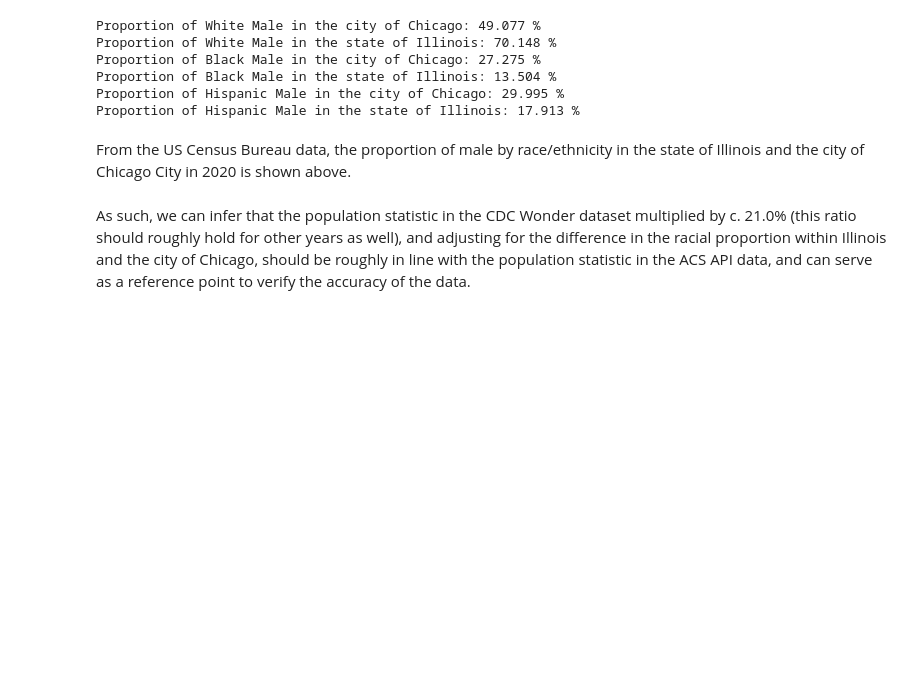
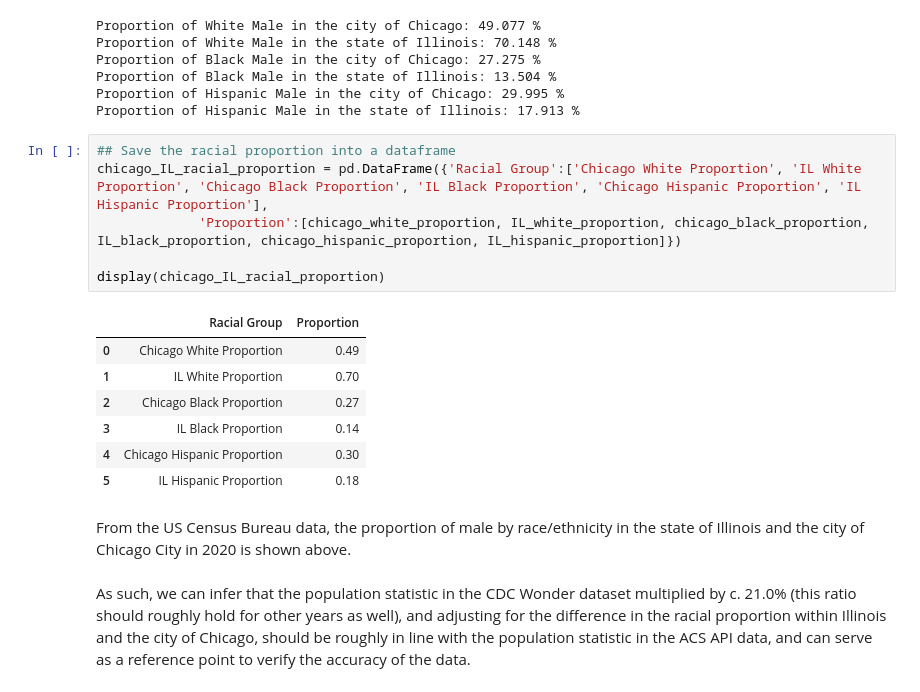
Before and after one commit to kwaiman/API_ACS_data_request, a Jupyter notebook: data_cross_validation_CDC_wonder.ipynb, the cells around one changed output. Drawn from its saved outputs; the diff is of its cells as text; blank space fills up the shorter version.

```diff
--- a/data_cross_validation_CDC_wonder.ipynb
+++ b/data_cross_validation_CDC_wonder.ipynb
@@ -179,6 +175,20 @@ Proportion of Black Male in the city of Chicago: 27.275 %
 Proportion of Black Male in the state of Illinois: 13.504 %
 Proportion of Hispanic Male in the city of Chicago: 29.995 %
 Proportion of Hispanic Male in the state of Illinois: 17.913 %
+# %%
+## Save the racial proportion into a dataframe
+chicago_IL_racial_proportion = pd.DataFrame({'Racial Group':['Chicago White Proportion', 'IL White Proportion', 'Chicago Black Proportion', 'IL Black Proportion', 'Chicago Hispanic Proportion', 'IL Hispanic Proportion'],
+             'Proportion':[chicago_white_proportion, IL_white_proportion, chicago_black_proportion, IL_black_proportion, chicago_hispanic_proportion, IL_hispanic_proportion]})
+
+display(chicago_IL_racial_proportion)
+# %% [output]
+|  | Racial Group | Proportion |
+| 0 | Chicago White Proportion | 0.49 |
+| 1 | IL White Proportion | 0.70 |
+| 2 | Chicago Black Proportion | 0.27 |
+| 3 | IL Black Proportion | 0.14 |
+| 4 | Chicago Hispanic Proportion | 0.30 |
+| 5 | IL Hispanic Proportion | 0.18 |
 # %% [markdown]
 From the US Census Bureau data, the proportion of male by race/ethnicity in the state of Illinois and the city of Chicago City in 2020 is shown above.<br><br>As such, we can infer that the population statistic in the CDC Wonder dataset multiplied by c. 21.0% (this ratio should roughly hold for other years as well), and adjusting for the difference in the racial proportion within Illinois and the city of Chicago, should be roughly in line with the population statistic in the ACS API data, and can serve as a reference point to verify the accuracy of the data.
 # %% [markdown]
```
Also changed, not shown: parts of 14 cells of this notebook, 1 other file.
